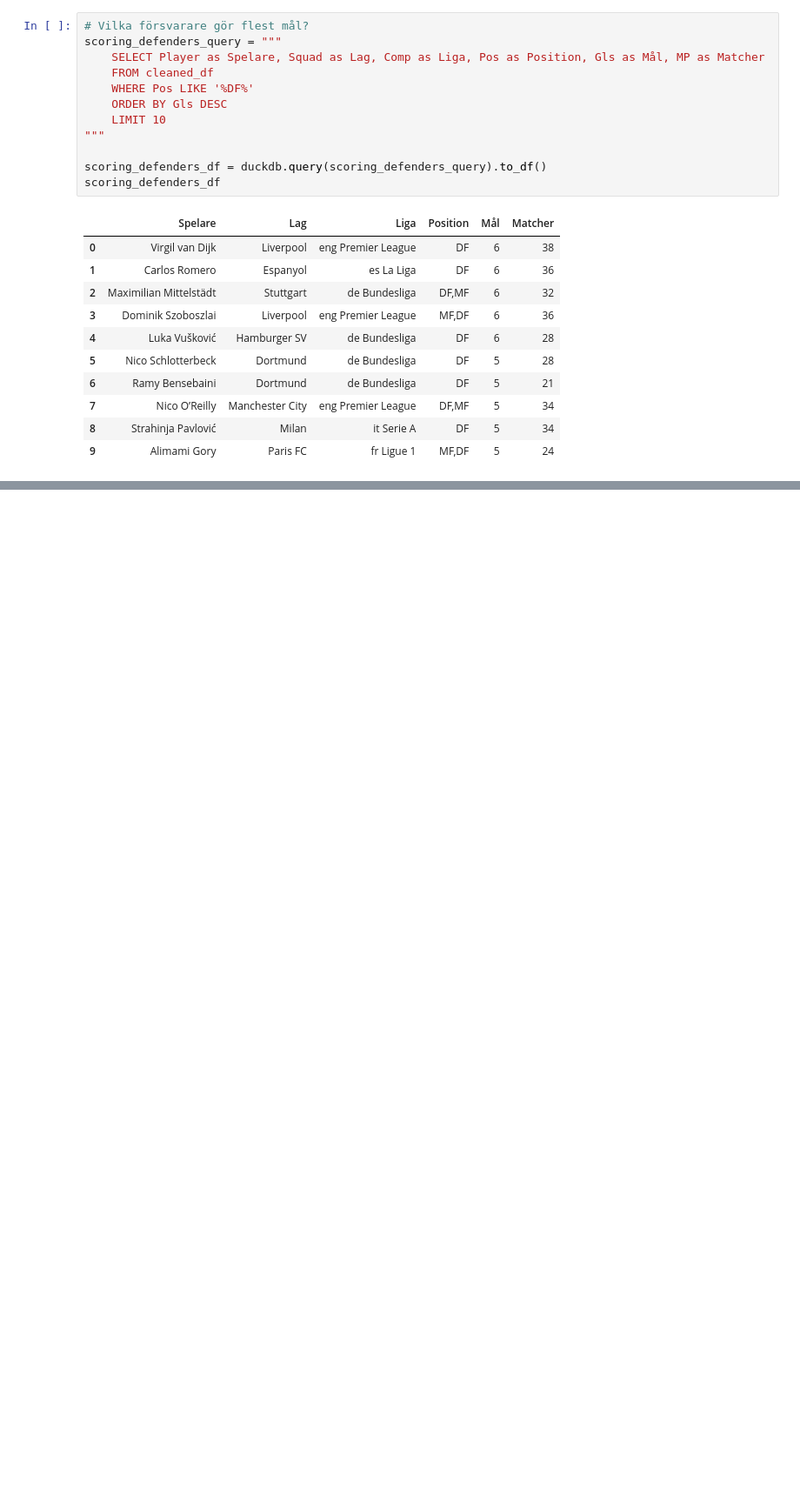
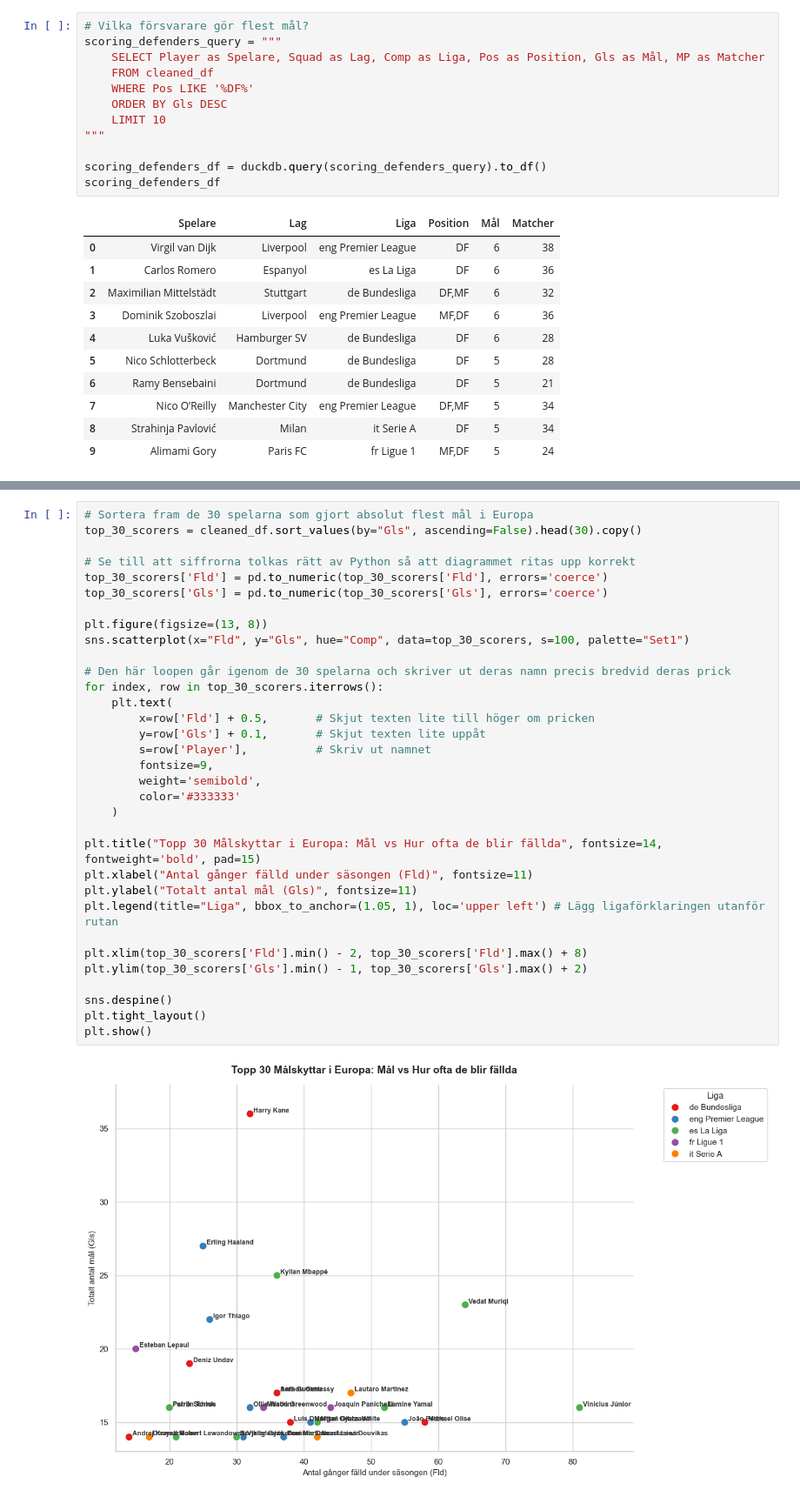
Before and after one commit to Patrickaramz/Fotbollsstatistik_DE_Projekt, a Jupyter notebook: Fotbollsstatistik_DE_Projekt/EDA_notebook_fotboll/fotboll_eda.ipynb, the cells around one changed output, grey strips where cells are left out. Shown at 87% size. Saved outputs shown, nothing was run; the diff lists cells and outputs as text; blank space fills up the shorter version.

```diff
--- a/Fotbollsstatistik_DE_Projekt/EDA_notebook_fotboll/fotboll_eda.ipynb
+++ b/Fotbollsstatistik_DE_Projekt/EDA_notebook_fotboll/fotboll_eda.ipynb
@@ -286,0 +336,35 @@ scoring_defenders_df
+# %%
+# Sortera fram de 30 spelarna som gjort absolut flest mål i Europa
+top_30_scorers = cleaned_df.sort_values(by="Gls", ascending=False).head(30).copy()
+
+# Se till att siffrorna tolkas rätt av Python så att diagrammet ritas upp korrekt
+top_30_scorers['Fld'] = pd.to_numeric(top_30_scorers['Fld'], errors='coerce')
+top_30_scorers['Gls'] = pd.to_numeric(top_30_scorers['Gls'], errors='coerce')
+
+plt.figure(figsize=(13, 8))
+sns.scatterplot(x="Fld", y="Gls", hue="Comp", data=top_30_scorers, s=100, palette="Set1")
+
+# Den här loopen går igenom de 30 spelarna och skriver ut deras namn precis bredvid deras prick
+for index, row in top_30_scorers.iterrows():
+    plt.text(
+        x=row['Fld'] + 0.5,       # Skjut texten lite till höger om pricken
+        y=row['Gls'] + 0.1,       # Skjut texten lite uppåt
+        s=row['Player'],          # Skriv ut namnet
+        fontsize=9,
+        weight='semibold',
+        color='#333333'
+    )
+
+plt.title("Topp 30 Målskyttar i Europa: Mål vs Hur ofta de blir fällda", fontsize=14, fontweight='bold', pad=15)
+plt.xlabel("Antal gånger fälld under säsongen (Fld)", fontsize=11)
+plt.ylabel("Totalt antal mål (Gls)", fontsize=11)
+plt.legend(title="Liga", bbox_to_anchor=(1.05, 1), loc='upper left') # Lägg ligaförklaringen utanför rutan
+
+plt.xlim(top_30_scorers['Fld'].min() - 2, top_30_scorers['Fld'].max() + 8)
+plt.ylim(top_30_scorers['Gls'].min() - 1, top_30_scorers['Gls'].max() + 2)
+
+sns.despine()
+plt.tight_layout()
+plt.show()
+# %% [output]
+[figure, added]
```
Also changed, not shown: parts of 6 cells of this notebook, 1 other file.
